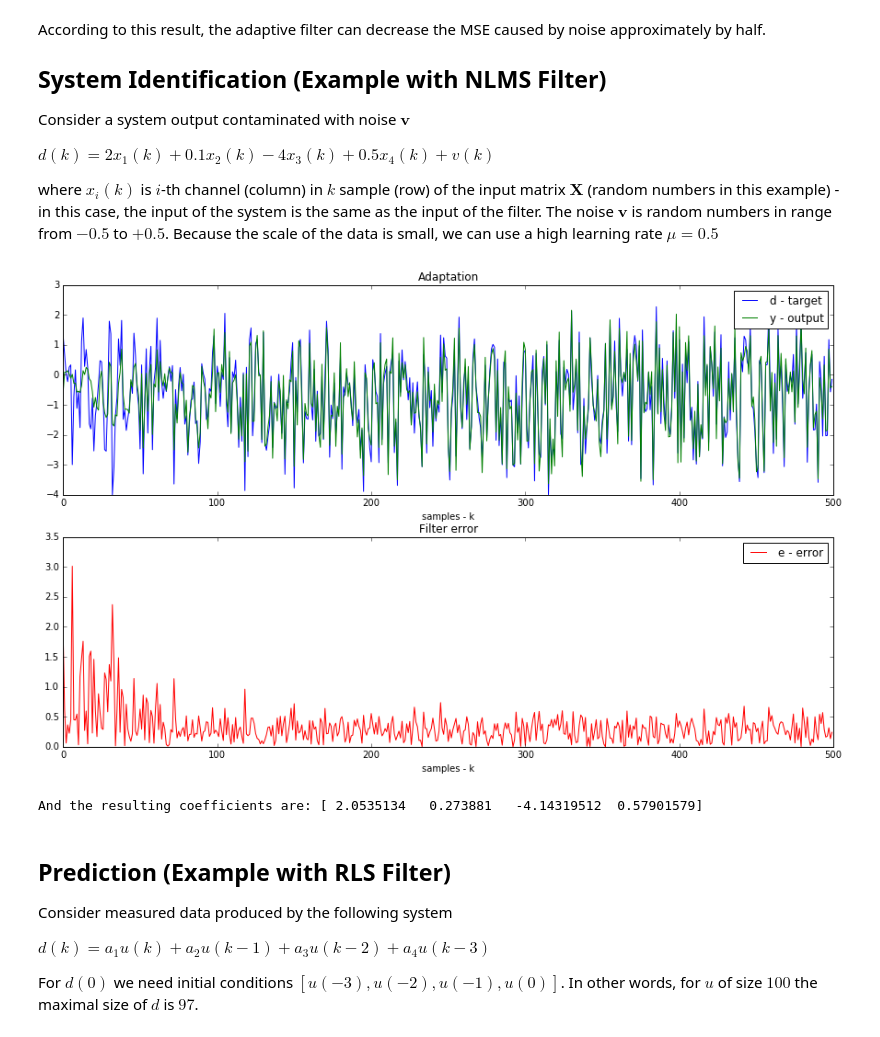
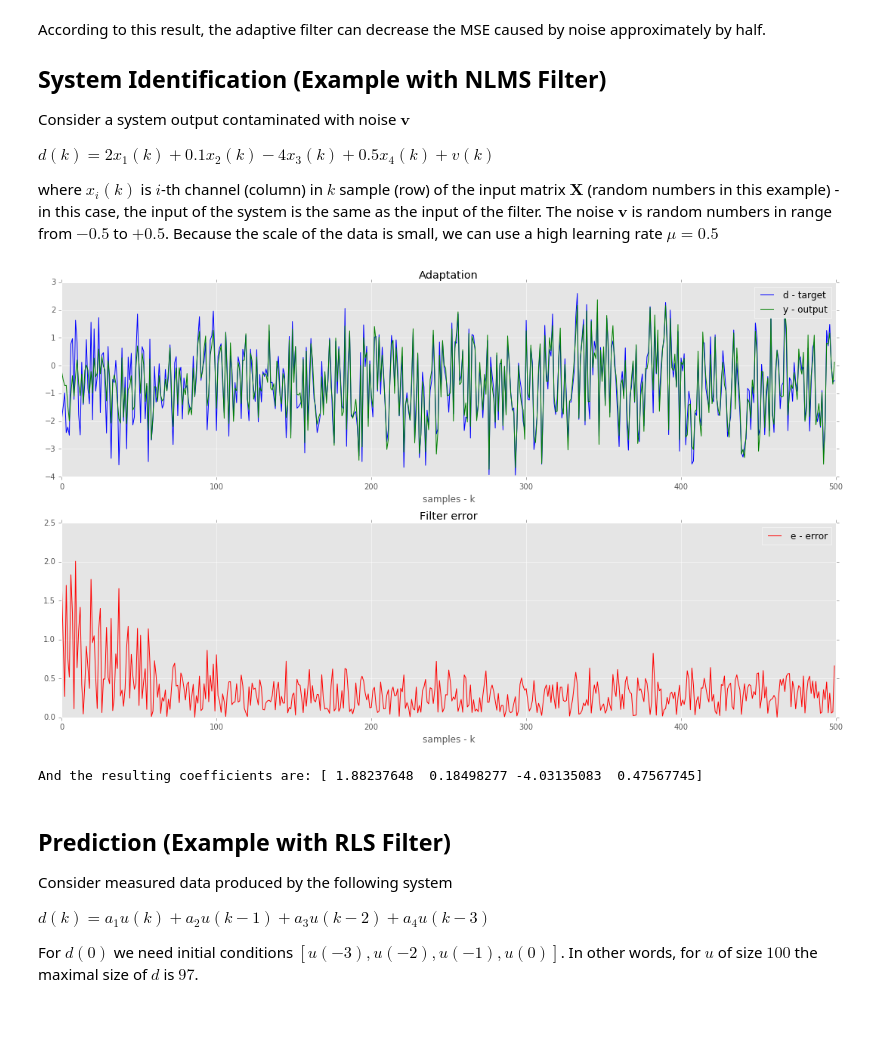
Before and after one commit to matousc89/padasip, a Jupyter notebook: ipynb/tutorial1.ipynb, the cells around one changed output. Cells and saved outputs as stored; diff of their text form; code cells hidden in the pictures.

```diff
--- a/ipynb/tutorial1.ipynb
+++ b/ipynb/tutorial1.ipynb
@@ -10,6 +10,7 @@ Lets start with importing padasip. In the following examples we will also use nu
 import numpy as np
 import matplotlib.pylab as plt
 import padasip as pa
+plt.style.use('ggplot')
 # %% [markdown]
 ## Construction of Input Vectors (Input Matrix) from a Time Series
 
@@ -106,25 +107,26 @@ where $x_i(k)$ is $i$-th channel (column) in $k$ sample (row) of the input matri
 # %%
 # creation of x and d
 N = 500
 x = np.random.random((N, 4))
 v = np.random.random(N) - 0.5
 d = 2*x[:,0] + 0.1*x[:,1] - 4*x[:,2] + 0.5*x[:,3] + v
 
 # identification
 y, e, w = pa.nlms_filter(d, x, mu=0.5)
 
 # show results
 plt.figure(figsize=(15,9))
 plt.subplot(211);plt.title("Adaptation");plt.xlabel("samples - k")
 plt.plot(d,"b", label="d - target")
 plt.plot(y,"g", label="y - output");plt.legend()
 plt.subplot(212);plt.title("Filter error");plt.xlabel("samples - k")
 plt.plot(abs(e),"r", label="e - error");plt.legend()
+plt.tight_layout()
 plt.show()
 print("And the resulting coefficients are: {}".format(w))
 # %% [output]
-[figure, old version]
+[figure, new version]
-And the resulting coefficients are: [ 2.0535134   0.273881   -4.14319512  0.57901579]
+And the resulting coefficients are: [ 1.88237648  0.18498277 -4.03135083  0.47567745]
 # %% [markdown]
 ## Prediction (Example with RLS Filter)
 
```
Also changed, not shown: parts of 2 cells of this notebook, 8 other files.
